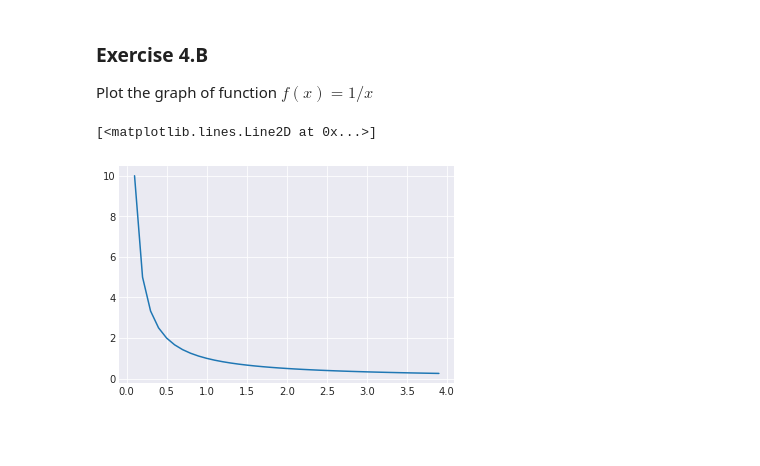
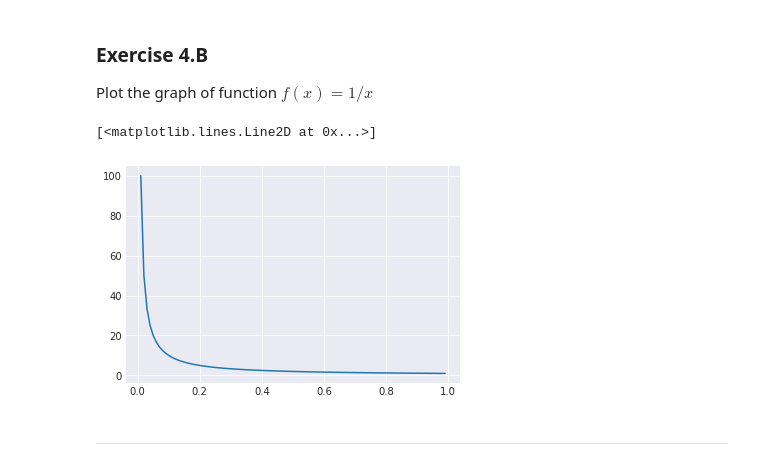
Before and after one commit to riccardomurri/python-for-science-intro, a Jupyter notebook: solutions/04-numpy.ipynb, the cells around one changed output. Drawn from its saved outputs; the diff is of its cells as text; code cells hidden in the pictures; blank space fills up the shorter version.

```diff
--- a/solutions/04-numpy.ipynb
+++ b/solutions/04-numpy.ipynb
@@ -102,9 +99,16 @@ plotfn3(xs, [f1, f2, f3], None)
 
 Plot the graph of function $f(x) = 1/x$
 # %%
-x = np.arange(0, 4, 0.1) # it would be better to start at 0 + (a small amount)
+# the x-axis interval
+x = np.arange(0, 1, 0.01) # it would be better to start at 0 + (a small amount)
+
+# use "broadcasting" to compute the y-values
 y = 1.0 / x
+
+# plot!
 plt.plot(x, y)
 # %% [output]
 [<matplotlib.lines.Line2D at 0x...>]
-[figure, old version]
+[figure, new version]
+# %% [markdown]
+----
```
Also changed, not shown: parts of 21 cells of this notebook, 2 other files.
